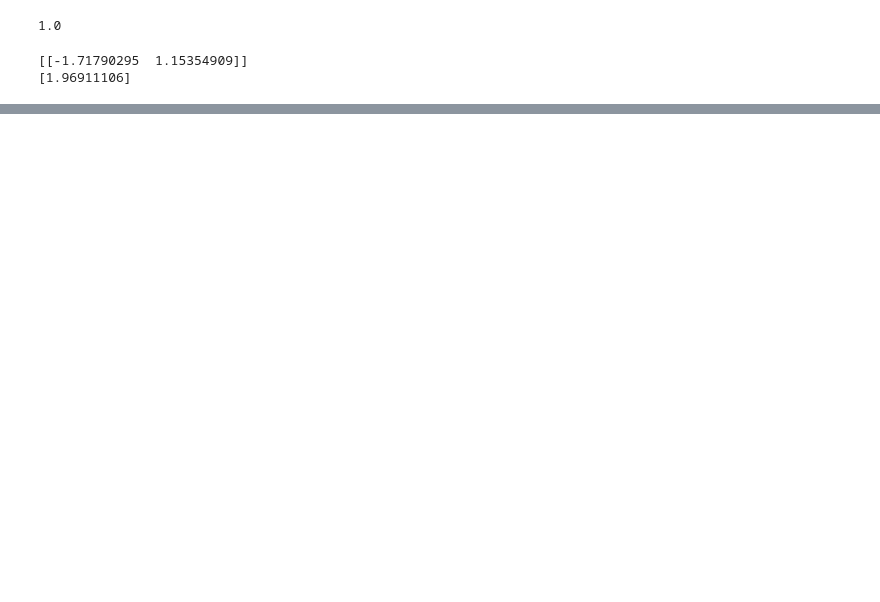
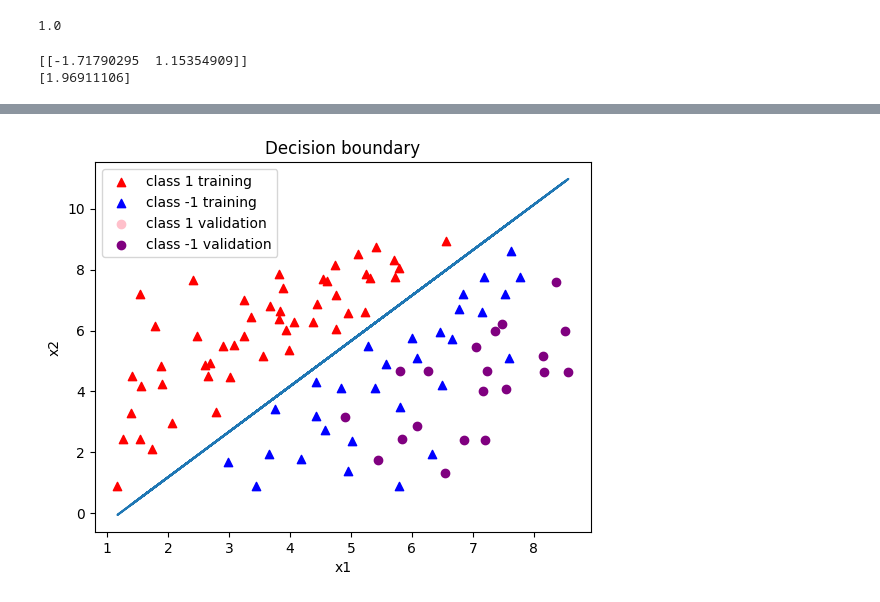
Before and after one commit to xPREMy/IML_LAB, a Jupyter notebook: LAB_5/Q1.ipynb, the cells around one changed output, grey strips where cells are left out. Cells and saved outputs as stored; diff of their text form; code cells hidden in the pictures; blank space fills up the shorter version.

```diff
--- a/LAB_5/Q1.ipynb
+++ b/LAB_5/Q1.ipynb
@@ -62,0 +102,4 @@ plt.show()
+# %%
+SVM_model=SVM_manual()
+SVM_model.fit(xt,yt)
+print(SVM_model.weights,SVM_model.intercept,SVM_model.xi_min,SVM_model.support_vectors)
@@ -62,0 +134,26 @@ plt.show()
+# %%
+b=SVM_model.intercept
+w=SVM_model.weights
+xi_min=SVM_model.xi_min
+yt=yt.ravel()
+mask=(yt==1)
+plt.scatter(xt[mask,0],xt[mask,1],c="red",marker="^",label="class 1 training")
+mask=(yt==-1)
+plt.scatter(xt[mask,0],xt[mask,1],c="blue",marker="^",label="class -1 training")
+
+yv=yv.ravel()
+mask=(yv==1)
+plt.scatter(xv[mask,0],xv[mask,1],c='pink',label="class 1 validation")
+mask=(yv==-1)
+plt.scatter(xv[mask,0],xv[mask,1],c='purple',label="class -1 validation")
+
+plt.plot(df["x1"],-(b+df["x1"]*w[0])/w[1])
+# plt.plot(df["x1"],-(b+df["x1"]*w[0]-xi_min)/w[1])
+# plt.plot(df["x1"],-(b+df["x1"]*w[0]+xi_min)/w[1])
+plt.xlabel("x1")
+plt.ylabel("x2")
+plt.title("Decision boundary")
+plt.legend()
+plt.show()
+# %% [output]
+[figure, added]
```
Also changed, not shown: parts of 6 cells of this notebook.
